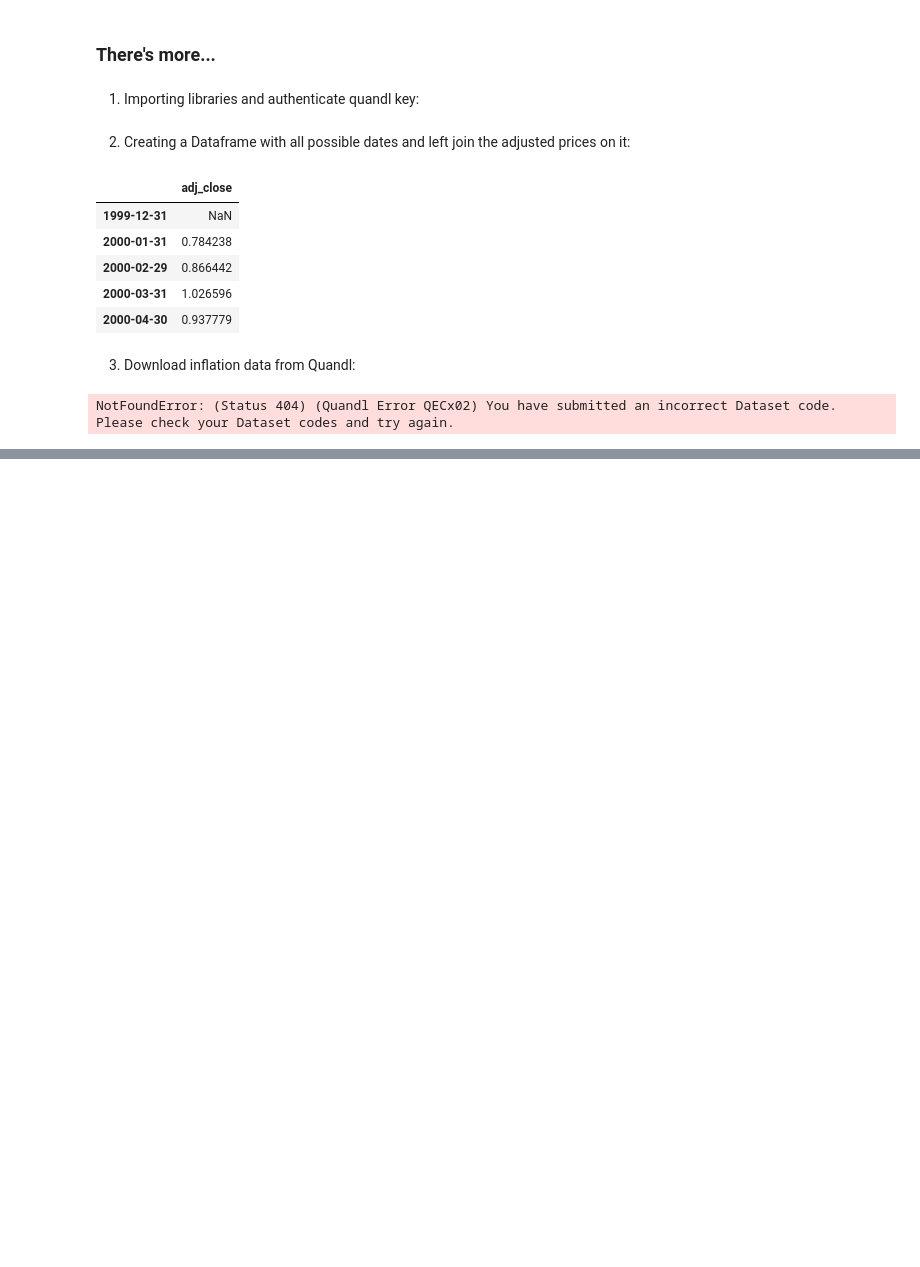
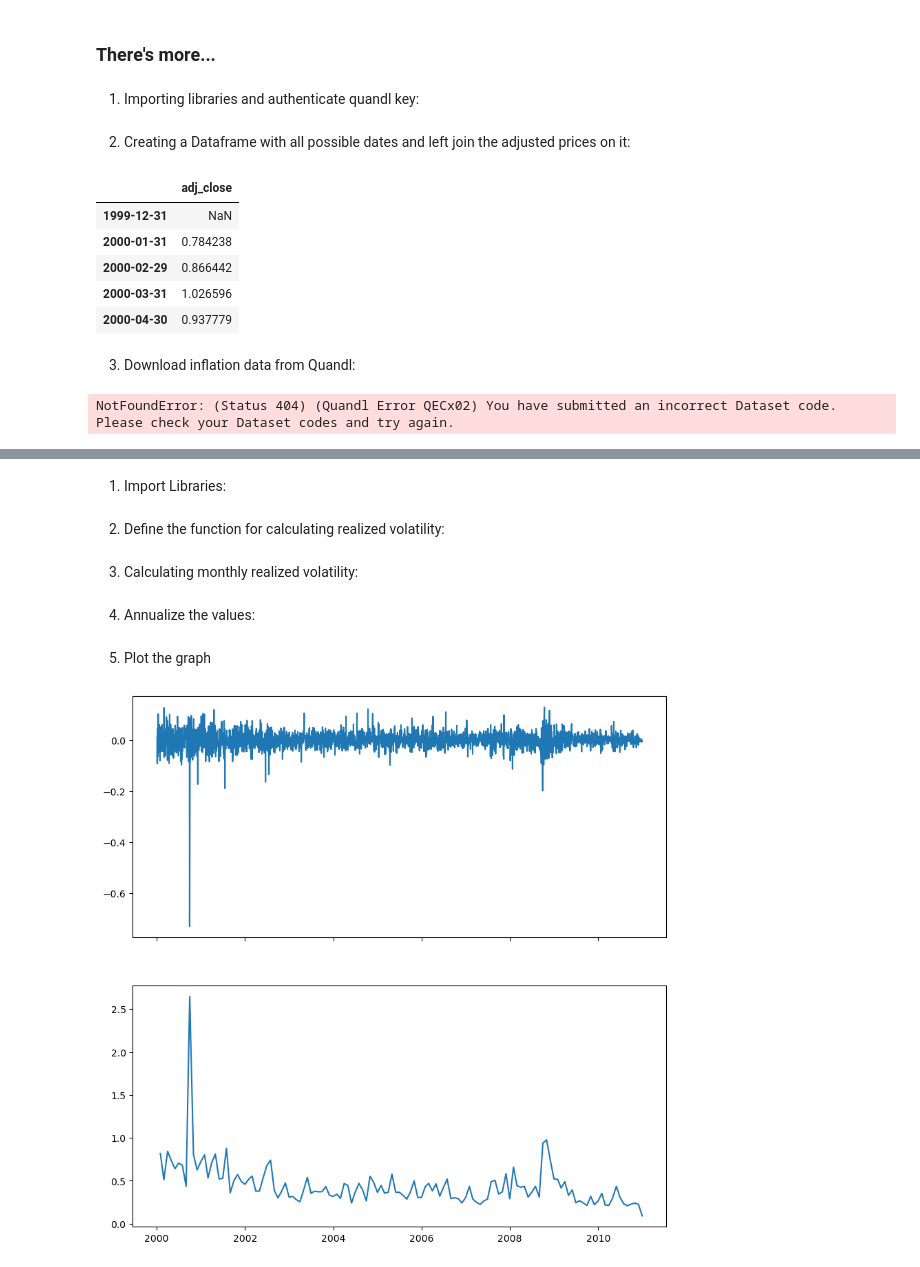
Before and after one commit to enorteyking/Python-For-Finance, a Jupyter notebook: Untitled.ipynb, the cells around one changed output, grey strips where cells are left out. Saved outputs shown, nothing was run; the diff lists cells and outputs as text; code cells hidden in the pictures; blank space fills up the shorter version.

Commit message:
Changing frequency using the Realized volatility

```diff
--- a/Untitled.ipynb
+++ b/Untitled.ipynb
@@ -192,0 +231,5 @@ df_merged.head()
+# %%
+#remove redundant variables
+df.drop('adj_close', axis=1, inplace=True)
+df.dropna(axis=0, inplace=True)
+df.head()
@@ -192,0 +244,2 @@ df_merged.head()
+# %% [markdown]
+1. Import Libraries:
@@ -192,0 +248,27 @@ df_merged.head()
+# %% [markdown]
+2. Define the function for calculating realized volatility:
+# %%
+def realized_volatility(x):
+    return np.sqrt(np.sum(x**2))
+# %% [markdown]
+3. Calculating monthly realized volatility:
+# %%
+df_rv = df.groupby(pd.Grouper(freq='M')).apply(realized_volatility)
+df_rv.rename(columns={'log_rtn':'rv'}, inplace=True)
+# %% [markdown]
+4. Annualize the values:
+# %%
+df_rv.rv = df_rv.rv * np.sqrt(12)
+# %% [markdown]
+5. Plot the graph
+# %%
+import matplotlib.pyplot as plt
+
+fig, ax = plt.subplots(2, 1, sharex=True, figsize=(10,10))
+ax[0].plot(df)
+ax[1].plot(df_rv)
+
+#plt.tight_layout()
+plt.show()
+# %% [output]
+[figure, added]
```
Also changed, not shown: parts of 20 cells of this notebook.
